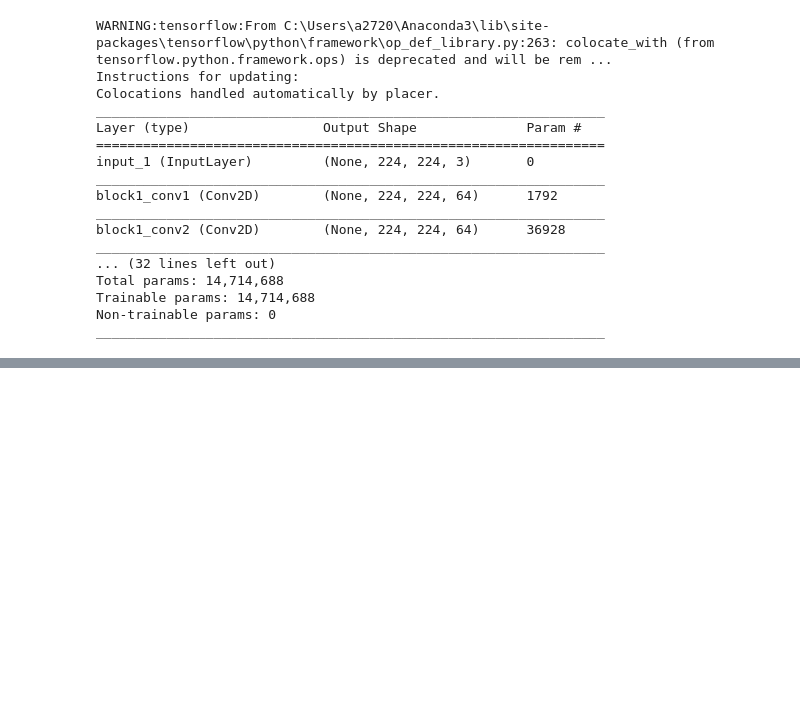
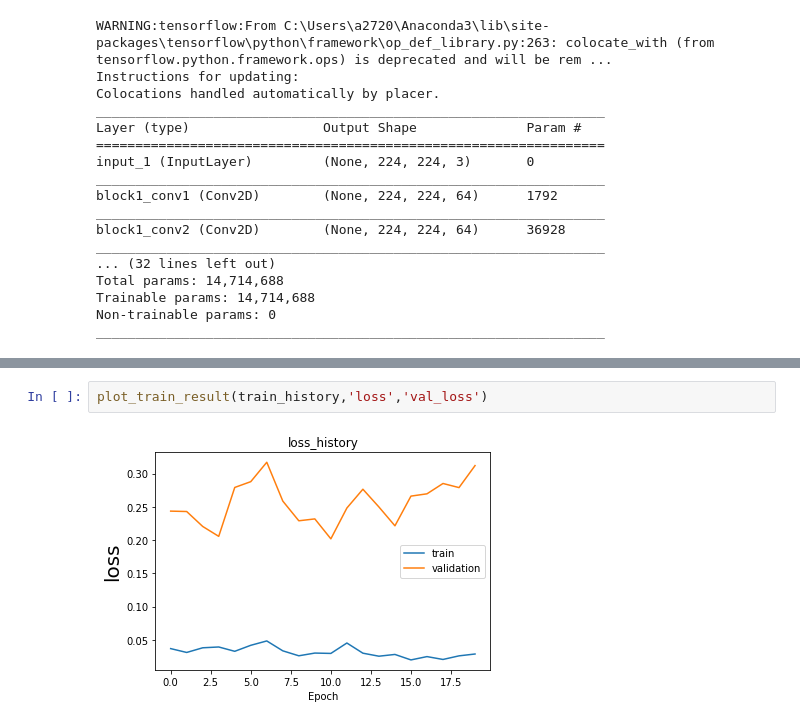
Before and after one commit to Leolewis5/Machine_Learning, a Jupyter notebook: Keras/4. Transfer_learning.ipynb, the cells around one changed output, grey strips where cells are left out. Drawn from its saved outputs; the diff is of its cells as text; blank space fills up the shorter version.

```diff
--- a/Keras/4. Transfer_learning.ipynb
+++ b/Keras/4. Transfer_learning.ipynb
@@ -279,0 +429,4 @@ model.save('dog-vs-cat-vgg16.h5')
+# %%
+plot_train_result(train_history,'loss','val_loss')
+# %% [output]
+[figure, added]
```
Also changed, not shown: parts of 35 cells of this notebook.
